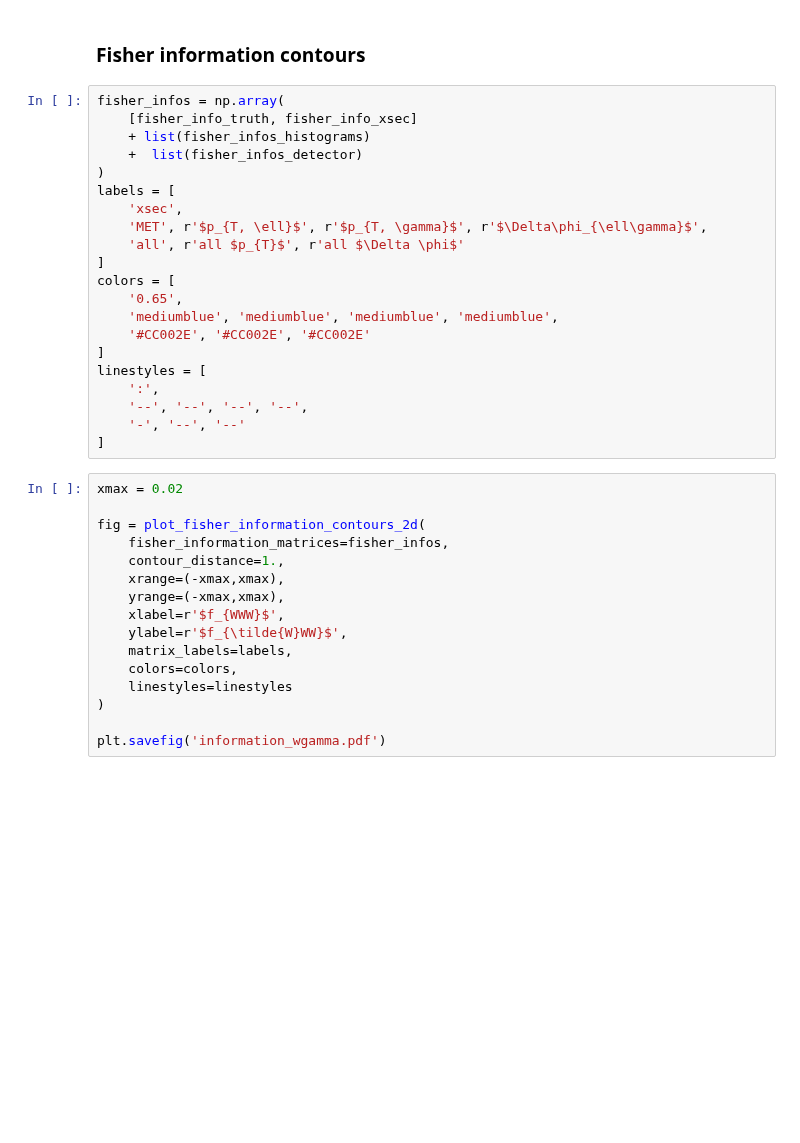
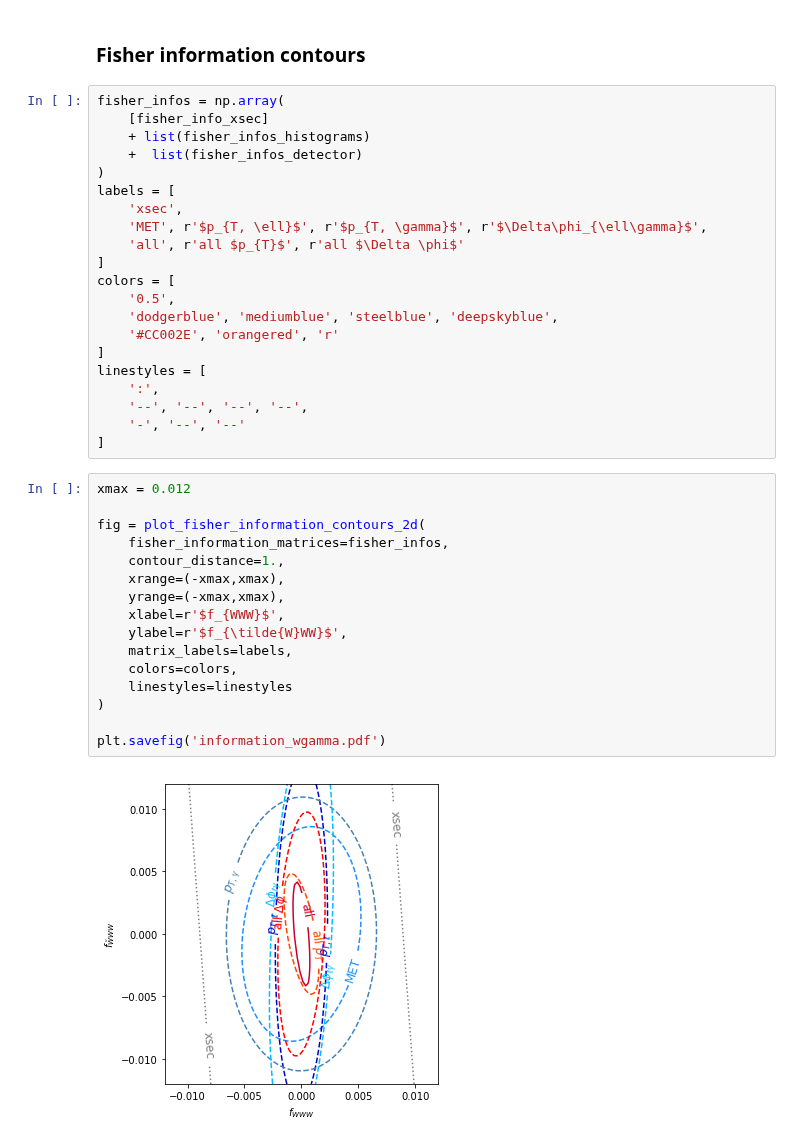
Before and after one commit to dlvp/diboson_mining, a Jupyter notebook: notebooks/wgamma/06_fisher_information.ipynb, the cells around one changed output. Drawn from its saved outputs; the diff is of its cells as text; blank space fills up the shorter version.

Commit message:
New summary plot

```diff
--- a/notebooks/wgamma/06_fisher_information.ipynb
+++ b/notebooks/wgamma/06_fisher_information.ipynb
@@ -243,7 +261,7 @@ for filename in model_filenames:
 ### Fisher information contours
 # %%
 fisher_infos = np.array(
-    [fisher_info_truth, fisher_info_xsec]
+    [fisher_info_xsec]
     + list(fisher_infos_histograms)
     +  list(fisher_infos_detector)
 )
@@ -253,9 +271,9 @@ labels = [
     'all', r'all $p_{T}$', r'all $\Delta \phi$'
 ]
 colors = [
-    '0.65',
-    'mediumblue', 'mediumblue', 'mediumblue', 'mediumblue',
-    '#CC002E', '#CC002E', '#CC002E'
+    '0.5',
+    'dodgerblue', 'mediumblue', 'steelblue', 'deepskyblue',
+    '#CC002E', 'orangered', 'r'
 ]
 linestyles = [
     ':',
@@ -263,18 +281,20 @@ linestyles = [
     '-', '--', '--'
 ]
 # %%
-xmax = 0.02
+xmax = 0.012
 
 fig = plot_fisher_information_contours_2d(
     fisher_information_matrices=fisher_infos,
     contour_distance=1.,
     xrange=(-xmax,xmax),
     yrange=(-xmax,xmax),
     xlabel=r'$f_{WWW}$',
     ylabel=r'$f_{\tilde{W}WW}$',
     matrix_labels=labels,
     colors=colors,
     linestyles=linestyles
 )
 
 plt.savefig('information_wgamma.pdf')
+# %% [output]
+[figure, added]
```
Also changed, not shown: parts of 1 cell of this notebook, 2 other files.
